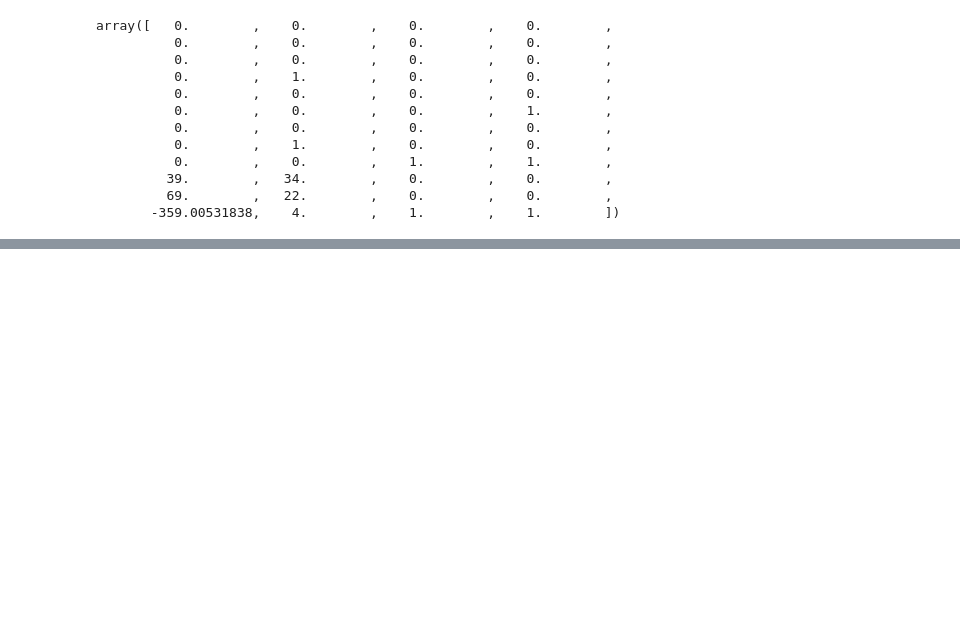
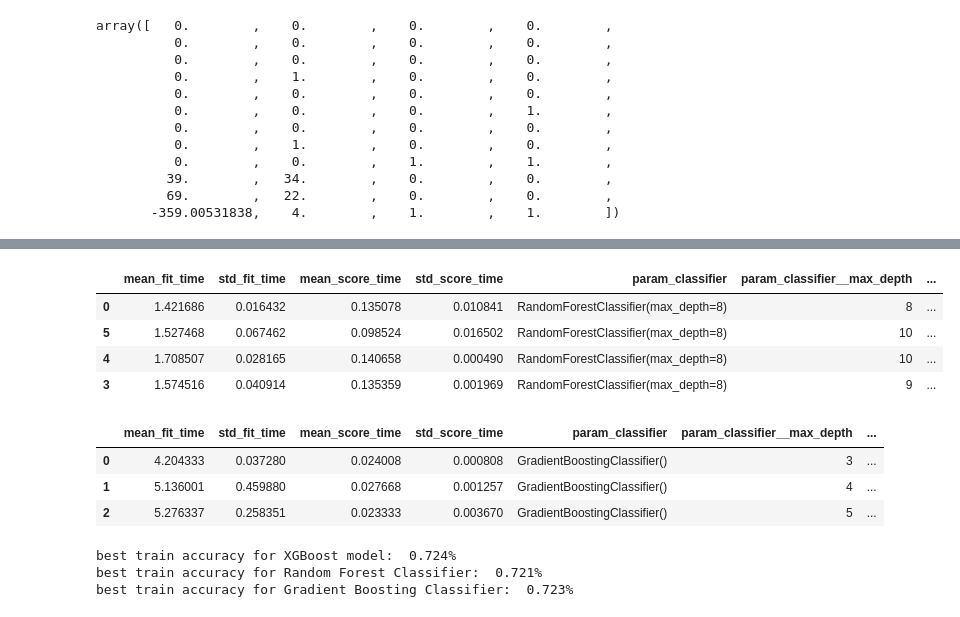
Before and after one commit to Chemafiz/My-Portfolio, a Jupyter notebook: world_cup_2022.ipynb, the cells around one changed output, grey strips where cells are left out. Saved outputs shown, nothing was run; the diff lists cells and outputs as text; code cells hidden in the pictures; blank space fills up the shorter version.

Commit message:
Finalized model with first real-life predictions

```diff
--- a/world_cup_2022.ipynb
+++ b/world_cup_2022.ipynb
@@ -581,0 +660,2 @@ matches_merged
+# %%
+model_xgb = GridSearchCV(model_pipeline, params_xgb, cv=3, scoring = "accuracy", n_jobs=5)
@@ -581,0 +664,2 @@ matches_merged
+# %%
+model_rfc = GridSearchCV(model_pipeline, params_rfc, cv=3, scoring = "accuracy", n_jobs=5)
@@ -581,0 +668,2 @@ matches_merged
+# %%
+model_xgb.fit(X_train, y_train, classifier__sample_weight=weights_train)
@@ -581,0 +689,2 @@ matches_merged
+# %%
+model_rfc.fit(X_train, y_train, classifier__sample_weight=weights_train)
@@ -581,0 +736,27 @@ matches_merged
+# %%
+#RFC
+grid_search_table = pd.DataFrame(data=model_rfc.cv_results_)
+grid_search_table[grid_search_table["rank_test_score"] < 5].sort_values(by="rank_test_score")
+# %% [output]
+|  | mean_fit_time | std_fit_time | mean_score_time | std_score_time | param_classifier | param_classifier__max_depth | ... |
+| 0 | 1.421686 | 0.016432 | 0.135078 | 0.010841 | RandomForestClassifier(max_depth=8) | 8 | ... |
+| 5 | 1.527468 | 0.067462 | 0.098524 | 0.016502 | RandomForestClassifier(max_depth=8) | 10 | ... |
+| 4 | 1.708507 | 0.028165 | 0.140658 | 0.000490 | RandomForestClassifier(max_depth=8) | 10 | ... |
+| 3 | 1.574516 | 0.040914 | 0.135359 | 0.001969 | RandomForestClassifier(max_depth=8) | 9 | ... |
+# %%
+#GBC
+grid_search_table = pd.DataFrame(data=model_gb.cv_results_)
+grid_search_table[grid_search_table["rank_test_score"] < 5].sort_values(by="rank_test_score")
+# %% [output]
+|  | mean_fit_time | std_fit_time | mean_score_time | std_score_time | param_classifier | param_classifier__max_depth | ... |
+| 0 | 4.204333 | 0.037280 | 0.024008 | 0.000808 | GradientBoostingClassifier() | 3 | ... |
+| 1 | 5.136001 | 0.459880 | 0.027668 | 0.001257 | GradientBoostingClassifier() | 4 | ... |
+| 2 | 5.276337 | 0.258351 | 0.023333 | 0.003670 | GradientBoostingClassifier() | 5 | ... |
+# %%
+print(f"best train accuracy for XGBoost model: {model_xgb.best_score_: .3f}%")
+print(f"best train accuracy for Random Forest Classifier: {model_rfc.best_score_: .3f}%")
+print(f"best train accuracy for Gradient Boosting Classifier: {model_gb.best_score_: .3f}%")
+# %% [output]
+best train accuracy for XGBoost model:  0.724%
+best train accuracy for Random Forest Classifier:  0.721%
+best train accuracy for Gradient Boosting Classifier:  0.723%
```
Also changed, not shown: parts of 32 cells of this notebook.
